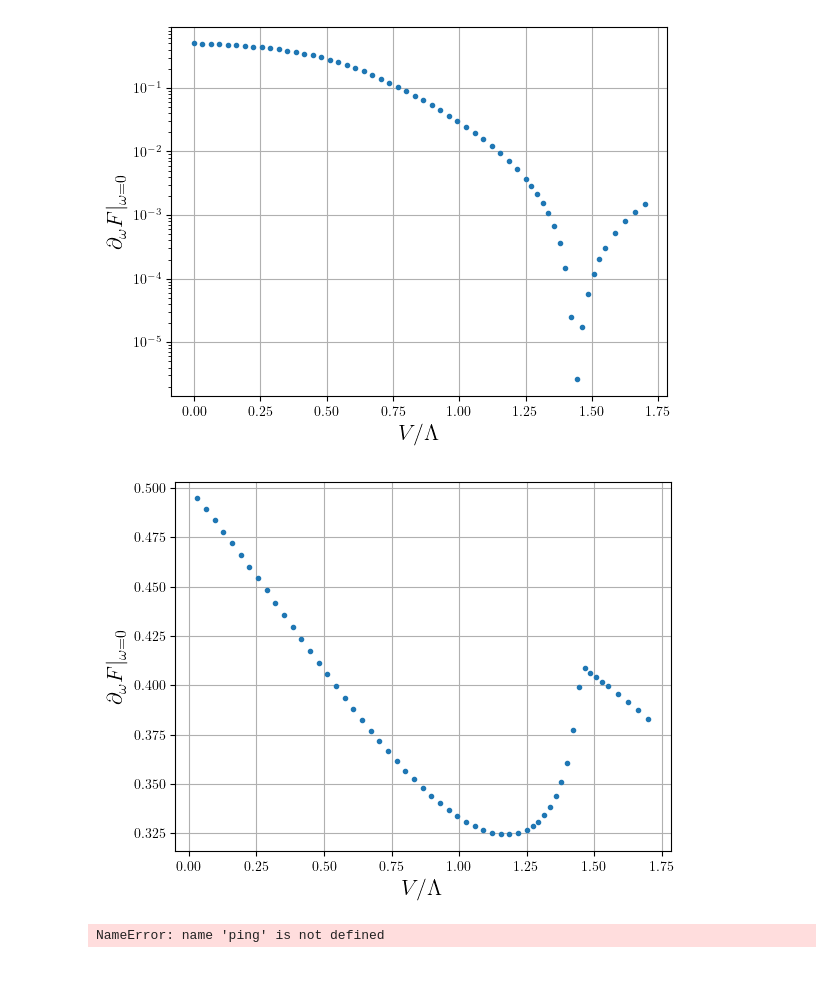
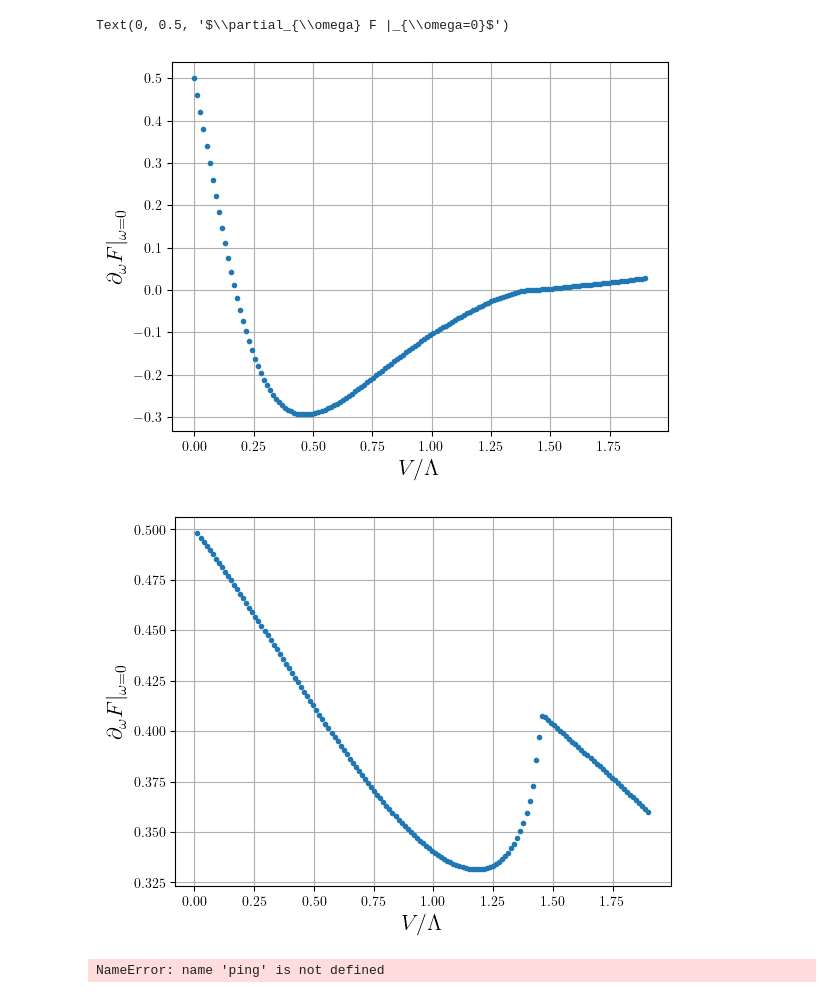
Before and after one commit to joseAf28/QP_paper, a Jupyter notebook: 3-ShotNoiseGraphsZeroOmegaTvalue.ipynb, the cells around one changed output. Saved outputs shown, nothing was run; the diff lists cells and outputs as text; code cells hidden in the pictures.

```diff
--- a/3-ShotNoiseGraphsZeroOmegaTvalue.ipynb
+++ b/3-ShotNoiseGraphsZeroOmegaTvalue.ipynb
@@ -27,13 +27,13 @@ phiSamples = saddle_points[:,1]
 
 f.close()
 # %%
-with h5py.File(const.shotNoiseFileTvalue, 'r') as f:
+with h5py.File(const.shotNoiseFileZeroTvalue, 'r') as f:
     omegaSpaceInt = f['ShotNoise/omegaInt'][:]
     OmegaSpaceNonInt = f['ShotNoise/omegaNonInt'][:]
     voltageSpace = f['ShotNoise/voltageSpace'][:]
 
     retardedNonInt = f['ShotNoise/retardedNonInt'][:]
-    keldyshNonInt = f['ShotNoise/keldyshNonInt'][:]
+    retardedInt = f['ShotNoise/retardedInt'][:]
 
     keldyshNonInt = f['ShotNoise/keldyshNonInt'][:]
     keldyshInt = f['ShotNoise/keldyshInt'][:]
@@ -41,7 +41,7 @@ with h5py.File(const.shotNoiseFileTvalue, 'r') as f:
 f.close()
 
 keldyshTotal = keldyshNonInt[:,:].real - keldyshInt[:,:].imag
-retardedTotal = retardedNonInt[:,:].real - 2*retardedNonInt[:,:].imag
+retardedTotal = retardedNonInt[:,:].real - 2*retardedInt[:,:].imag
 # %%
 FauxPlusTotal = retardedTotal[:,1]/keldyshTotal[:,1]
 FauxMinusTotal = retardedTotal[:,0]/keldyshTotal[:,0]
@@ -56,27 +56,28 @@ dFomegaNonInt = (FauxPlusNonInt - FauxMinusNonInt)/(2*2e-3)
 # %%
 plt.figure()
 plt.rcParams['text.usetex'] = True
 plt.rcParams['font.family'] = 'serif'
 plt.plot(voltageSpace[:], dFomegaTotal[:], '.')
 plt.grid()
-plt.yscale('log')
+# plt.yscale('log')
 plt.xlabel(r'$V/\Lambda$', fontsize=16)
 plt.ylabel(r'$\partial_{\omega} F |_{\omega=0}$', fontsize=16)
-plt.savefig("figures/dFomegaTotalTvalue.pdf")
+# plt.savefig("figures/dFomegaTotalTvalue.pdf")
 
 
 plt.figure()
 plt.rcParams['text.usetex'] = True
 plt.rcParams['font.family'] = 'serif'
 plt.plot(voltageSpace[1:], dFomegaNonInt[1:], '.')
 plt.grid()
 # plt.yscale('log')
 plt.xlabel(r'$V/\Lambda$', fontsize=16)
 plt.ylabel(r'$\partial_{\omega} F |_{\omega=0}$', fontsize=16)
-plt.savefig("figures/dFomegaNonIntTvalue.pdf")
+# plt.savefig("figures/dFomegaNonIntTvalue.pdf")
 # %% [output]
+Text(0, 0.5, '$\\partial_{\\omega} F |_{\\omega=0}$')
-[figure, old version]
+[figure, new version]
-[figure, old version]
+[figure, new version]
 # %%
 ping()
 # %% [output]
```
Also changed, not shown: 44 other files.
